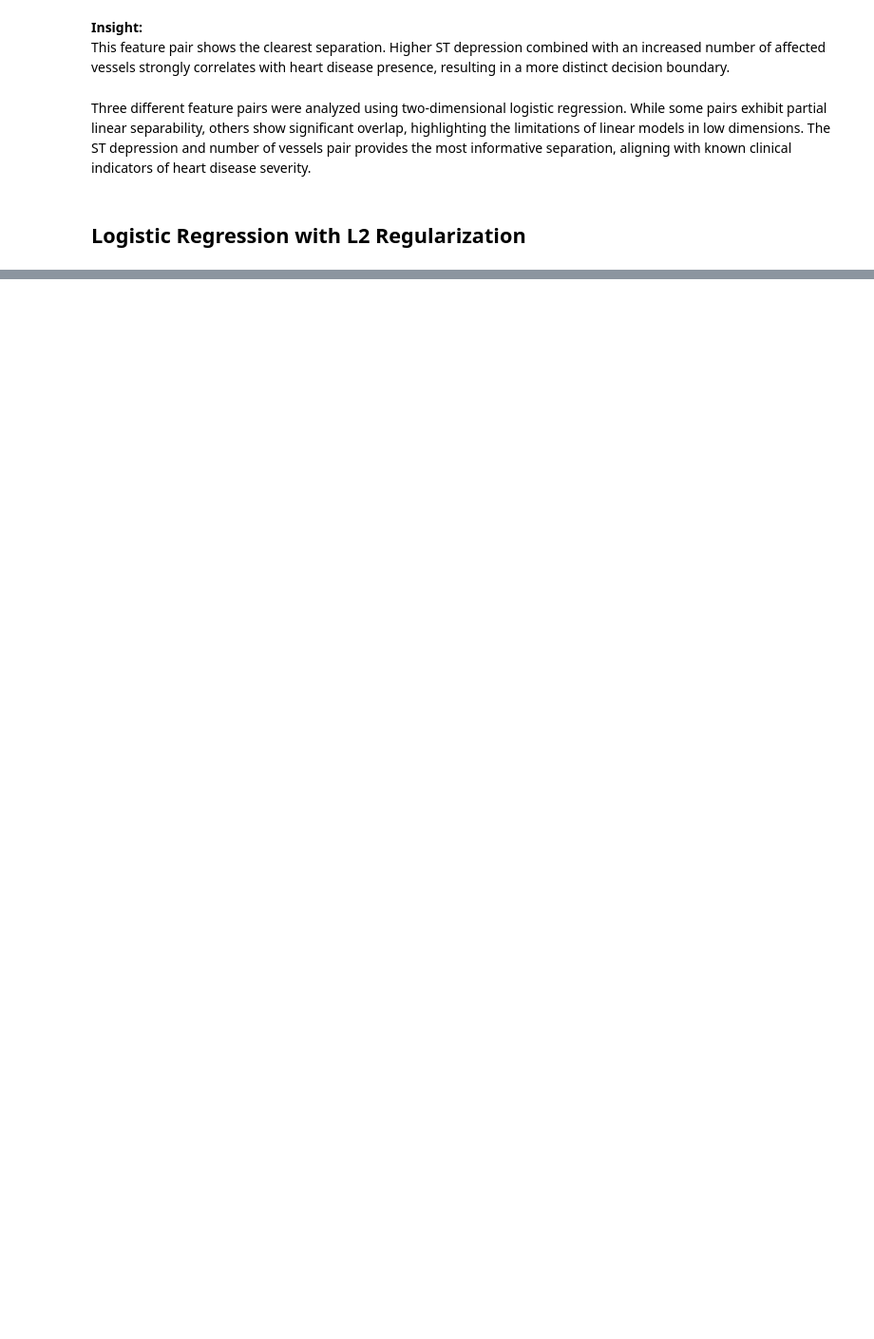
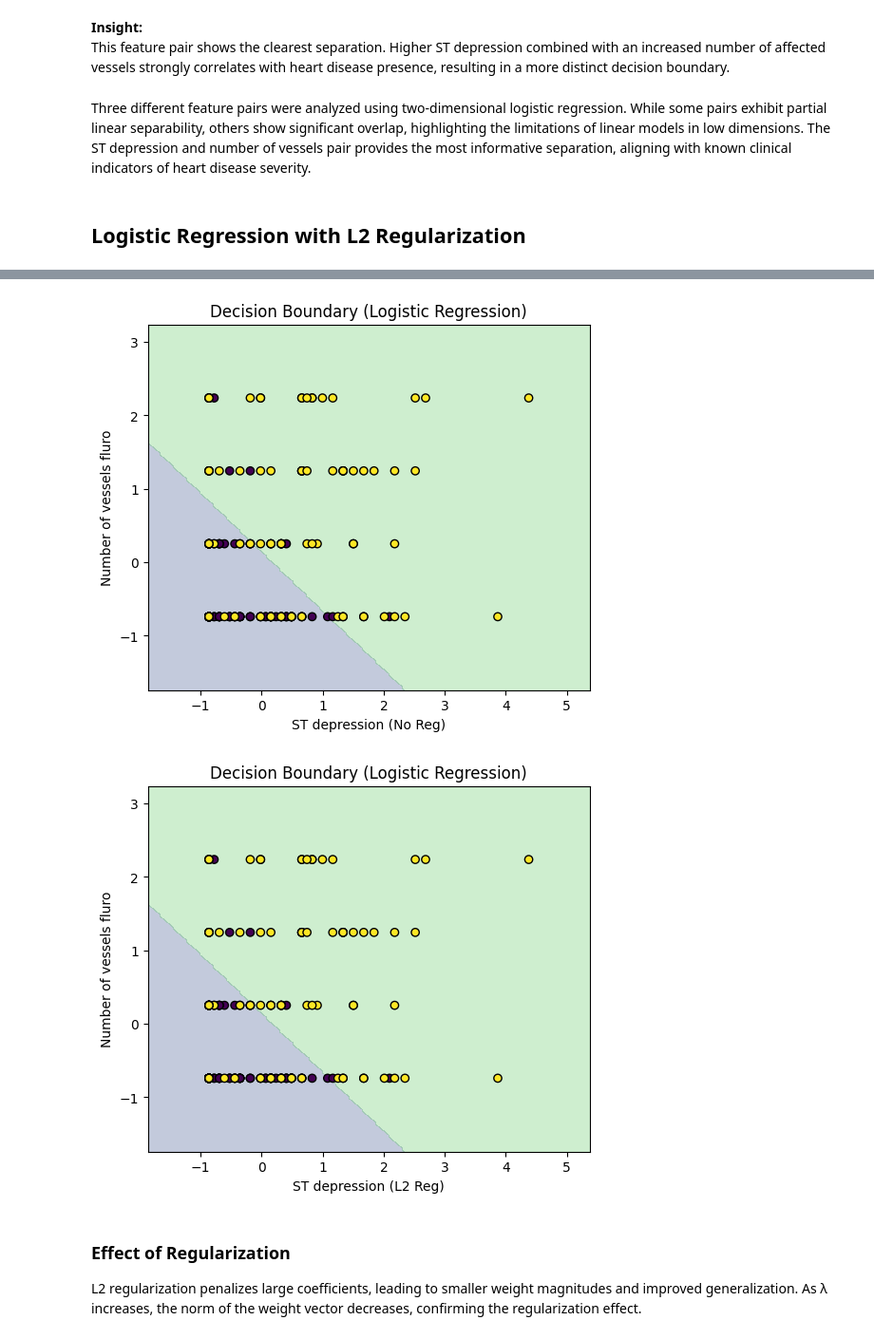
Before and after one commit to Karol2905/Lab2-TDSE, a Jupyter notebook: HeartDiseaseRiskPrediction.ipynb, the cells around one changed output, grey strips where cells are left out. Shown at 95% size. Drawn from its saved outputs; the diff is of its cells as text; code cells hidden in the pictures; blank space fills up the shorter version.

```diff
--- a/HeartDiseaseRiskPrediction.ipynb
+++ b/HeartDiseaseRiskPrediction.ipynb
@@ -435,0 +538,33 @@ disease severity.
+# %%
+pair = ['ST depression', 'Number of vessels fluro']
+idx = [features.index(f) for f in pair]
+
+X_pair = X_train[:, idx]
+y_pair = y_train
+# %%
+
+w_unreg, b_unreg = train_logistic_2d(X_pair, y_pair)
+
+
+w_reg, b_reg, _ = gradient_descent_l2(
+    X_pair, y_pair, lambd=0.1
+)
+# %%
+plot_decision_boundary_2d(
+    X_pair, y_pair, w_unreg, b_unreg,
+    [f"{pair[0]} (No Reg)", f"{pair[1]}"]
+)
+
+plot_decision_boundary_2d(
+    X_pair, y_pair, w_reg, b_reg,
+    [f"{pair[0]} (L2 Reg)", f"{pair[1]}"]
+)
+# %% [output]
+[figure, added]
+[figure, added]
+# %% [markdown]
+### Effect of Regularization
+
+L2 regularization penalizes large coefficients, leading to smaller weight
+magnitudes and improved generalization. As λ increases, the norm of the weight
+vector decreases, confirming the regularization effect.
```
Also changed, not shown: parts of 23 cells of this notebook, 4 other files.
